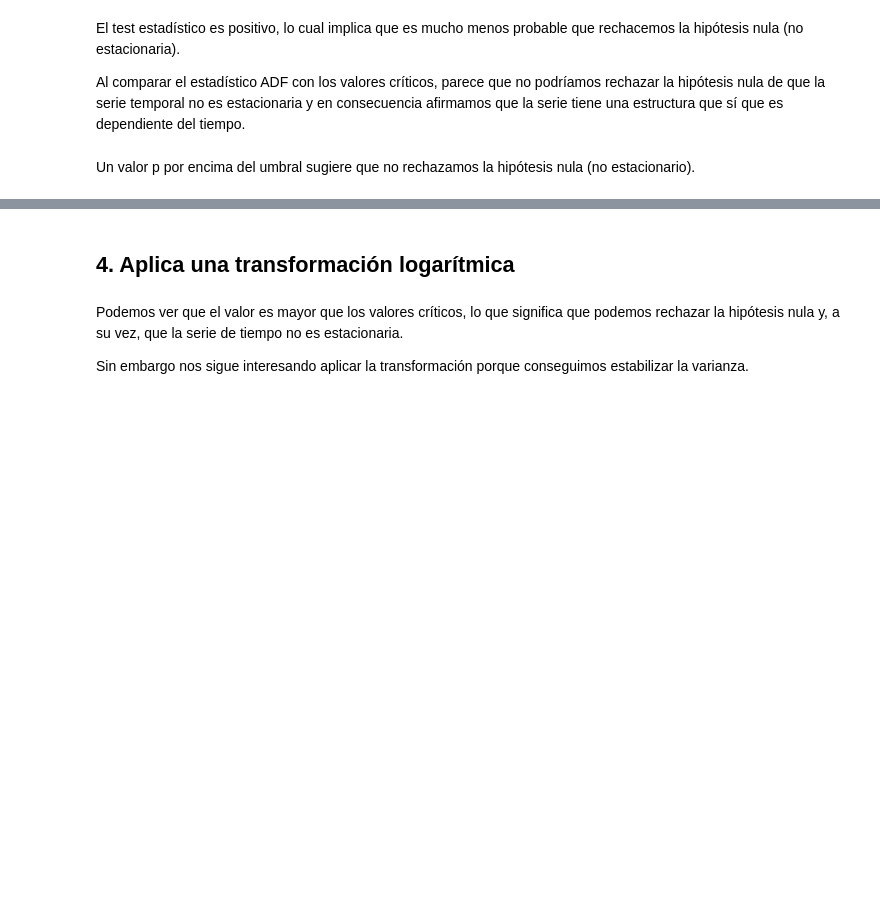
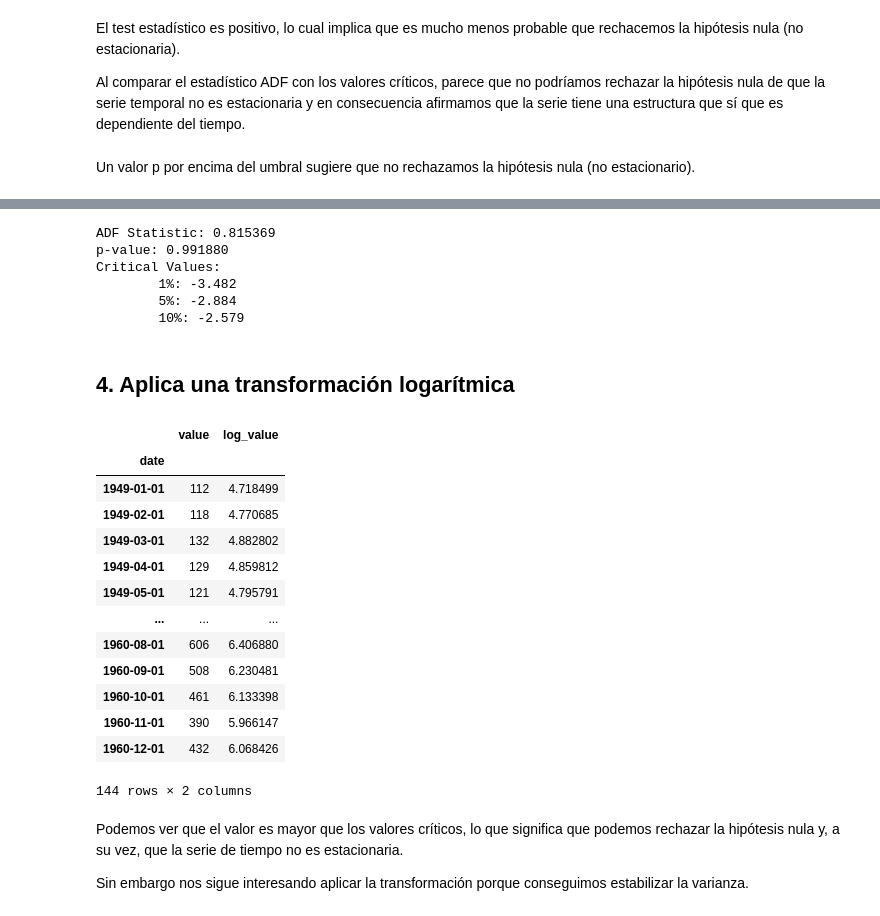
Before and after one commit to danilaviaart-lgtm/ds_curso, a Jupyter notebook: 3-Machine Learning/4-Series temporales/ejercicios/Air Passengers Prediction.ipynb, the cells around one changed output, grey strips where cells are left out. Saved outputs shown, nothing was run; the diff lists cells and outputs as text; code cells hidden in the pictures; blank space fills up the shorter version.

```diff
--- a/3-Machine Learning/4-Series temporales/ejercicios/Air Passengers Prediction.ipynb
+++ b/3-Machine Learning/4-Series temporales/ejercicios/Air Passengers Prediction.ipynb
@@ -113,2 +102,22 @@ Critical Values:
+# %%
+from statsmodels.tsa.stattools import adfuller
+
+def test_stationarity(timeseries):
+    result = adfuller(timeseries)
+
+    print('ADF Statistic: %f' % result[0])
+    print('p-value: %f' % result[1])
+    print('Critical Values:')
+    for key, value in result[4].items():
+        print('\t%s: %.3f' % (key, value))
+
+test_stationarity(df['value'])
+# %% [output]
+ADF Statistic: 0.815369
+p-value: 0.991880
+Critical Values:
+        1%: -3.482
+        5%: -2.884
+        10%: -2.579
 # %% [markdown]
 ## 4. Aplica una transformación logarítmica
@@ -115,3 +128,20 @@ Critical Values:
+# %%
+df
+# %% [output]
+|  | value | log_value |
+| date |  |  |
+| 1949-01-01 | 112 | 4.718499 |
+| 1949-02-01 | 118 | 4.770685 |
+| 1949-03-01 | 132 | 4.882802 |
+| 1949-04-01 | 129 | 4.859812 |
+| 1949-05-01 | 121 | 4.795791 |
+| ... | ... | ... |
+| 1960-08-01 | 606 | 6.406880 |
+| 1960-09-01 | 508 | 6.230481 |
+| 1960-10-01 | 461 | 6.133398 |
+| 1960-11-01 | 390 | 5.966147 |
+| 1960-12-01 | 432 | 6.068426 |
+144 rows × 2 columns
 # %% [markdown]
 Podemos ver que el valor es mayor que los valores críticos, lo que significa que podemos rechazar la hipótesis nula y, a su vez, que la serie de tiempo no es estacionaria.
 
```
Also changed, not shown: parts of 11 cells of this notebook.
